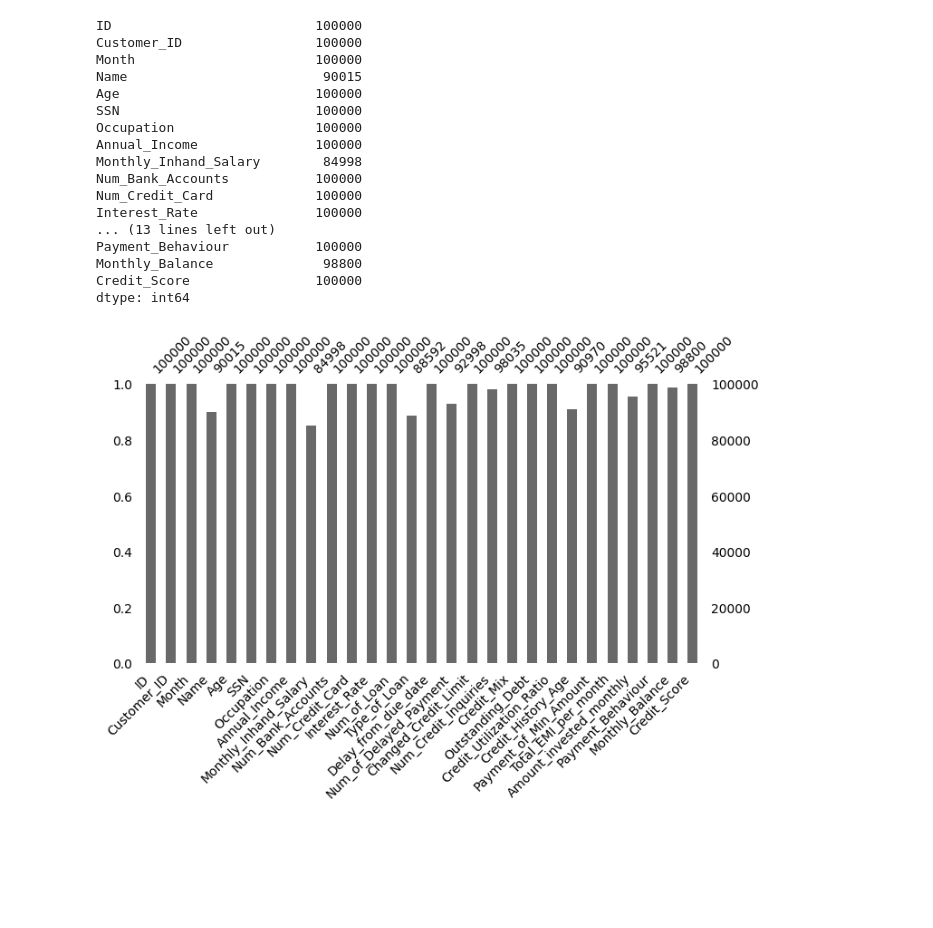
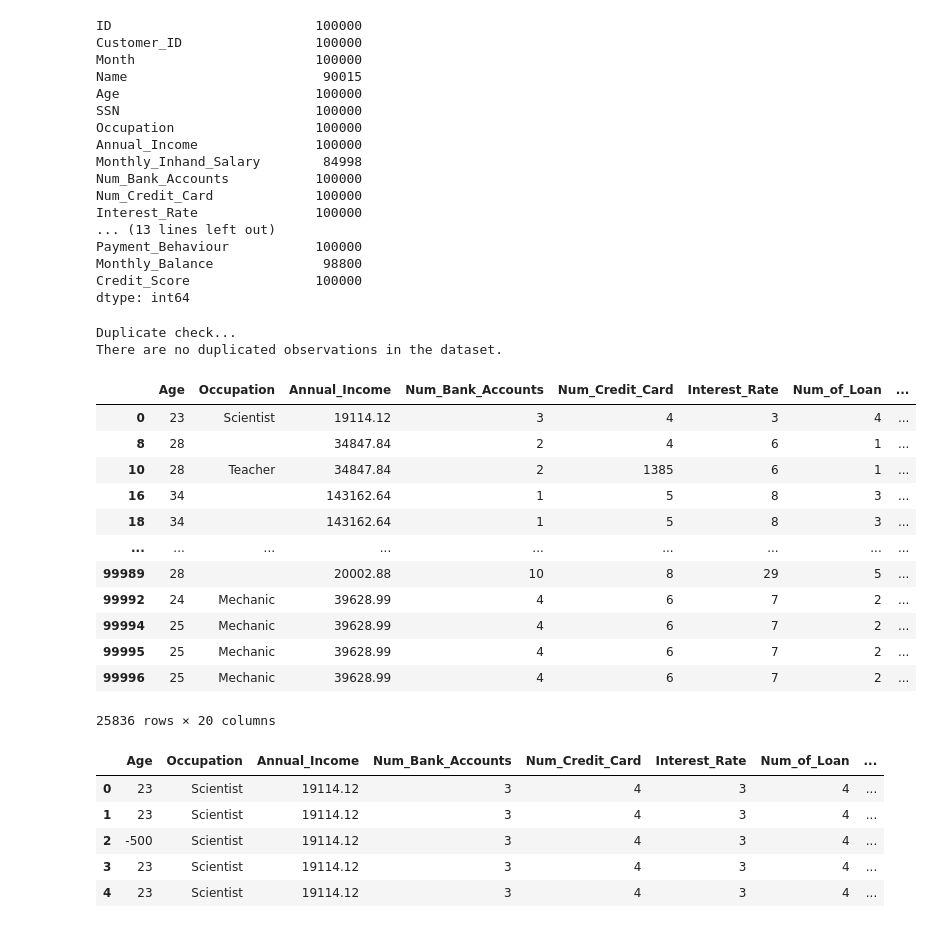
Before and after one commit to erkincak/Credit-Score-Classification, a Jupyter notebook: credit-score-classification.ipynb, the cells around one changed output. Drawn from its saved outputs; the diff is of its cells as text; code cells hidden in the pictures; blank space fills up the shorter version.

```diff
--- a/credit-score-classification.ipynb
+++ b/credit-score-classification.ipynb
@@ -134,12 +117,20 @@ Payment_Behaviour           100000
 Monthly_Balance              98800
 Credit_Score                100000
 dtype: int64
-# %%
-# missingno kütüphanesini kullanabilmek için öncelikle yüklemeniz lazım.
-import missingno as msno
-
-msno.bar(df = df,
-         figsize = (8, 4),
-         fontsize = 10);
-# %% [output]
-[figure, removed]
+# %%
+# Duplicate check
+def duplicate_values(df):
+    print("Duplicate check...")
+    num_duplicates = df.duplicated(subset=None, keep='first').sum()
+    if num_duplicates > 0:
+        print("There are", num_duplicates, "duplicated observations in the dataset.")
+        df.drop_duplicates(keep='first', inplace=True)
+        print(num_duplicates, "duplicates were dropped!")
+        print("No more duplicate rows!")
+    else:
+        print("There are no duplicated observations in the dataset.")
+
+duplicate_values(df)
+# %% [output]
+Duplicate check...
+There are no duplicated observations in the dataset.
@@ -145,0 +145,17 @@ msno.bar(df = df,
+# %%
+df = df.replace("_", "", regex=True)
+df[df.eq('').any(axis=1)]
+# %% [output]
+|  | Age | Occupation | Annual_Income | Num_Bank_Accounts | Num_Credit_Card | Interest_Rate | Num_of_Loan | ... |
+| 0 | 23 | Scientist | 19114.12 | 3 | 4 | 3 | 4 | ... |
+| 8 | 28 |  | 34847.84 | 2 | 4 | 6 | 1 | ... |
+| 10 | 28 | Teacher | 34847.84 | 2 | 1385 | 6 | 1 | ... |
+| 16 | 34 |  | 143162.64 | 1 | 5 | 8 | 3 | ... |
+| 18 | 34 |  | 143162.64 | 1 | 5 | 8 | 3 | ... |
+| ... | ... | ... | ... | ... | ... | ... | ... | ... |
+| 99989 | 28 |  | 20002.88 | 10 | 8 | 29 | 5 | ... |
+| 99992 | 24 | Mechanic | 39628.99 | 4 | 6 | 7 | 2 | ... |
+| 99994 | 25 | Mechanic | 39628.99 | 4 | 6 | 7 | 2 | ... |
+| 99995 | 25 | Mechanic | 39628.99 | 4 | 6 | 7 | 2 | ... |
+| 99996 | 25 | Mechanic | 39628.99 | 4 | 6 | 7 | 2 | ... |
+25836 rows × 20 columns
@@ -145,0 +167,9 @@ msno.bar(df = df,
+# %%
+df.head()
+# %% [output]
+|  | Age | Occupation | Annual_Income | Num_Bank_Accounts | Num_Credit_Card | Interest_Rate | Num_of_Loan | ... |
+| 0 | 23 | Scientist | 19114.12 | 3 | 4 | 3 | 4 | ... |
+| 1 | 23 | Scientist | 19114.12 | 3 | 4 | 3 | 4 | ... |
+| 2 | -500 | Scientist | 19114.12 | 3 | 4 | 3 | 4 | ... |
+| 3 | 23 | Scientist | 19114.12 | 3 | 4 | 3 | 4 | ... |
+| 4 | 23 | Scientist | 19114.12 | 3 | 4 | 3 | 4 | ... |
```
Also changed, not shown: parts of 16 cells of this notebook.
